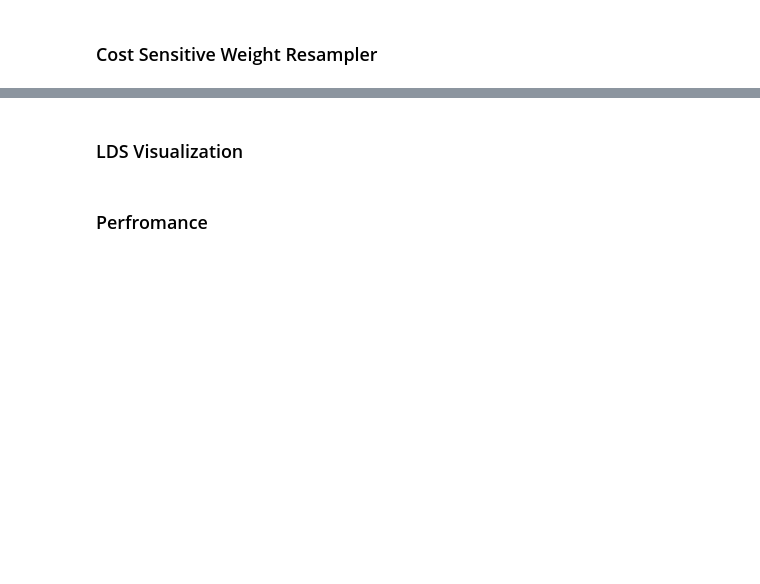
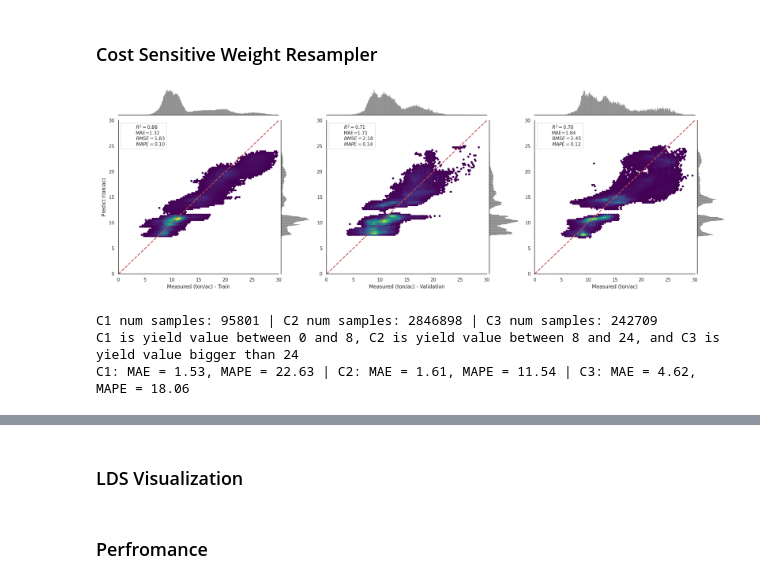
Before and after one commit to plant-ai-biophysics-lab/imbalance_deep_regression_yield_forecasting, a Jupyter notebook: Inference/DataLevel.ipynb, the cells around one changed output, grey strips where cells are left out. Cells and saved outputs as stored; diff of their text form; code cells hidden in the pictures; blank space fills up the shorter version.

```diff
--- a/Inference/DataLevel.ipynb
+++ b/Inference/DataLevel.ipynb
@@ -39,2 +60,19 @@ ytrue_vanilla         = RGB_test_cost_vanilla['ytrue']
 # %% [markdown]
 ### Cost Sensitive Weight Resampler
+# %%
+RGB_train_cost_sensitive  = pd.read_csv('/data2/hkaman/Imbalance/EXPs/EXP_001_RGB_BHO/001_RGB_BHO_train.csv',  index_col=0)
+RGB_valid_cost_sensitive  = pd.read_csv('/data2/hkaman/Imbalance/EXPs/EXP_001_RGB_BHO/001_RGB_BHO_valid.csv',  index_col=0)
+RGB_test_cost_sensitive   = pd.read_csv('/data2/hkaman/Imbalance/EXPs/EXP_001_RGB_BHO/001_RGB_BHO_test.csv',  index_col=0)
+_ = Inference.train_val_test_satterplot(RGB_train_cost_sensitive, RGB_valid_cost_sensitive, RGB_test_cost_sensitive,
+                                    week = 15,
+                                    cmap  = 'viridis',
+                                    mincnt = 100,
+                                    fig_save_name = None)
+# %% [output]
+[figure, added]
+# %%
+RGB_test_cost_sensitive_Output = Inference.eval_on_three_main_label_range_pred(RGB_test_cost_sensitive, th1 = 8, th2 = 24)
+# %% [output]
+C1 num samples: 95801 | C2 num samples: 2846898 | C3 num samples: 242709
+C1 is yield value between 0 and 8, C2 is yield value between 8 and 24, and C3 is yield value bigger than 24
+C1: MAE = 1.53, MAPE = 22.63 | C2: MAE = 1.61, MAPE = 11.54 | C3: MAE = 4.62, MAPE = 18.06
```
Also changed, not shown: parts of 13 cells of this notebook, 3 other files.
